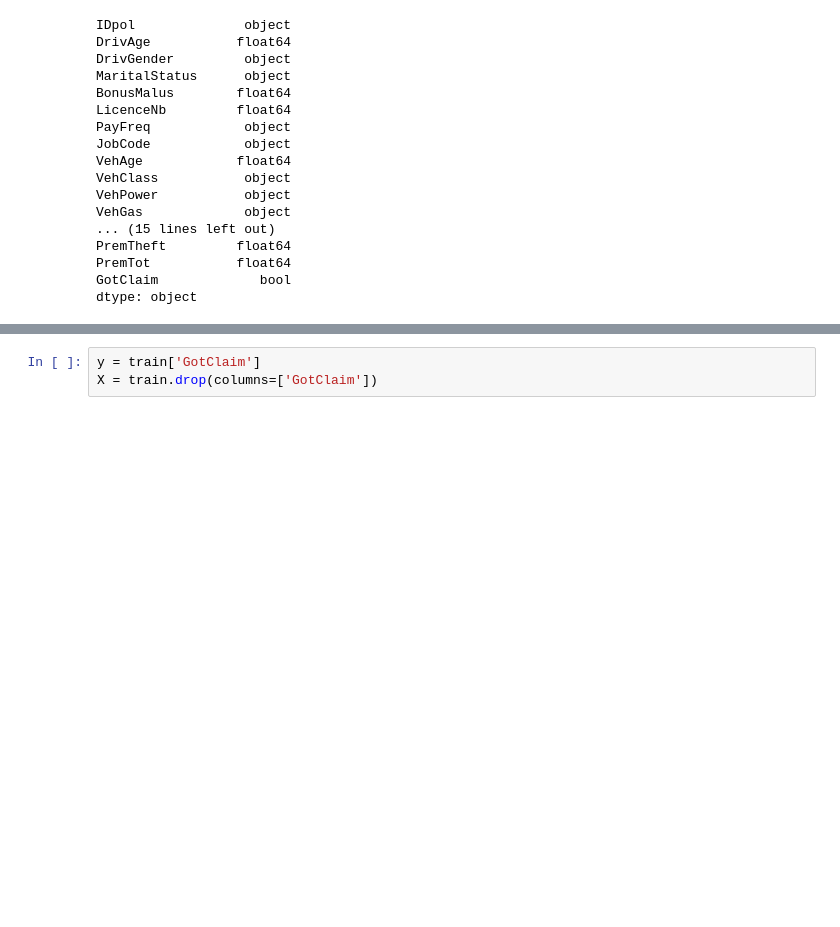
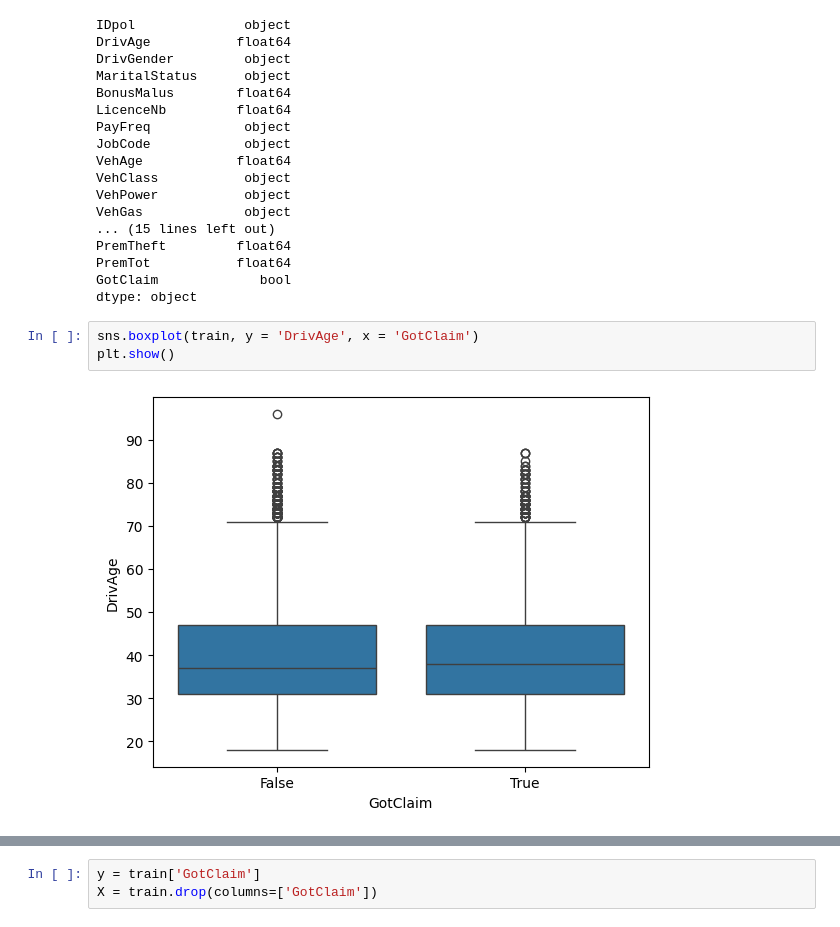
Before and after one commit to Maelned/InsuranceProject, a Jupyter notebook: projects.ipynb, the cells around one changed output, grey strips where cells are left out. Saved outputs shown, nothing was run; the diff lists cells and outputs as text; blank space fills up the shorter version.

```diff
--- a/projects.ipynb
+++ b/projects.ipynb
@@ -202,3 +201,8 @@ PremTheft         float64
 PremTot           float64
 GotClaim             bool
 dtype: object
+# %%
+sns.boxplot(train, y = 'DrivAge', x = 'GotClaim')
+plt.show()
+# %% [output]
+[figure, added]
```
Also changed, not shown: parts of 8 cells of this notebook, 1 other file.
